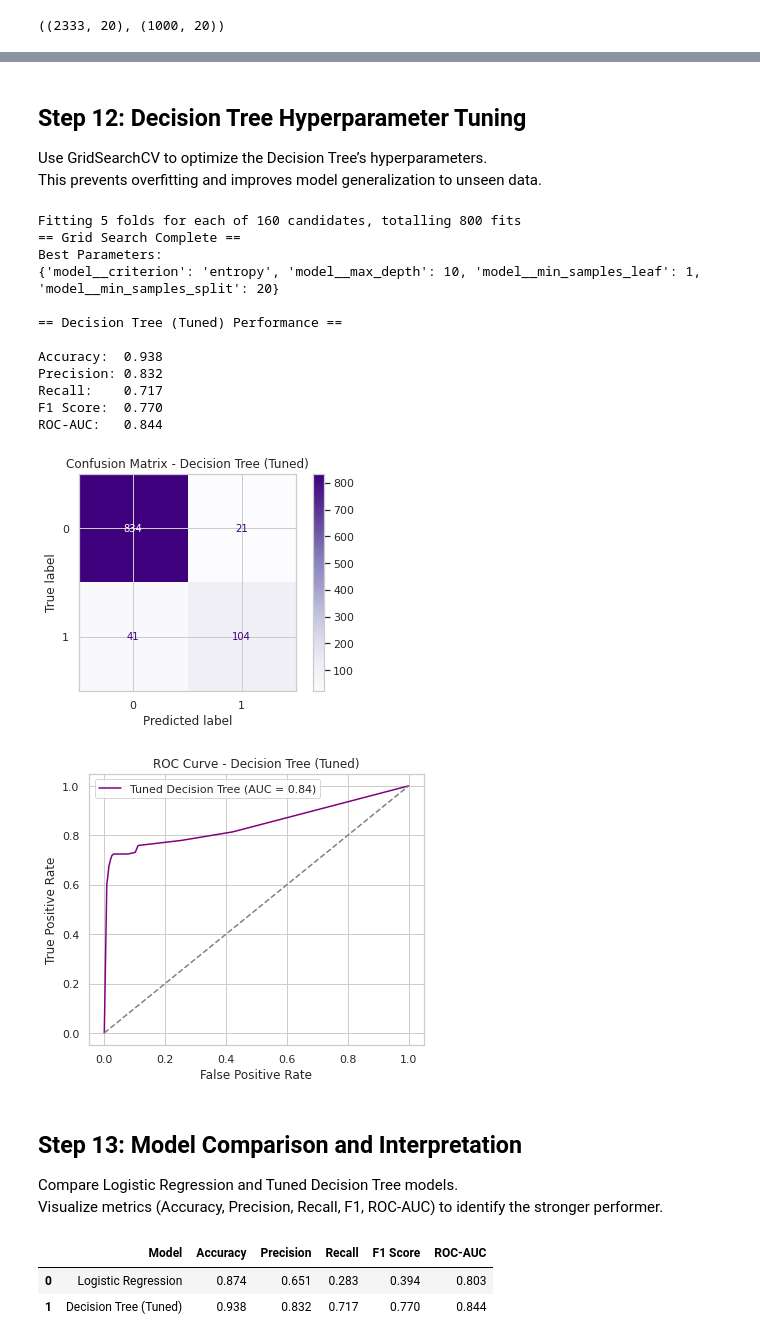
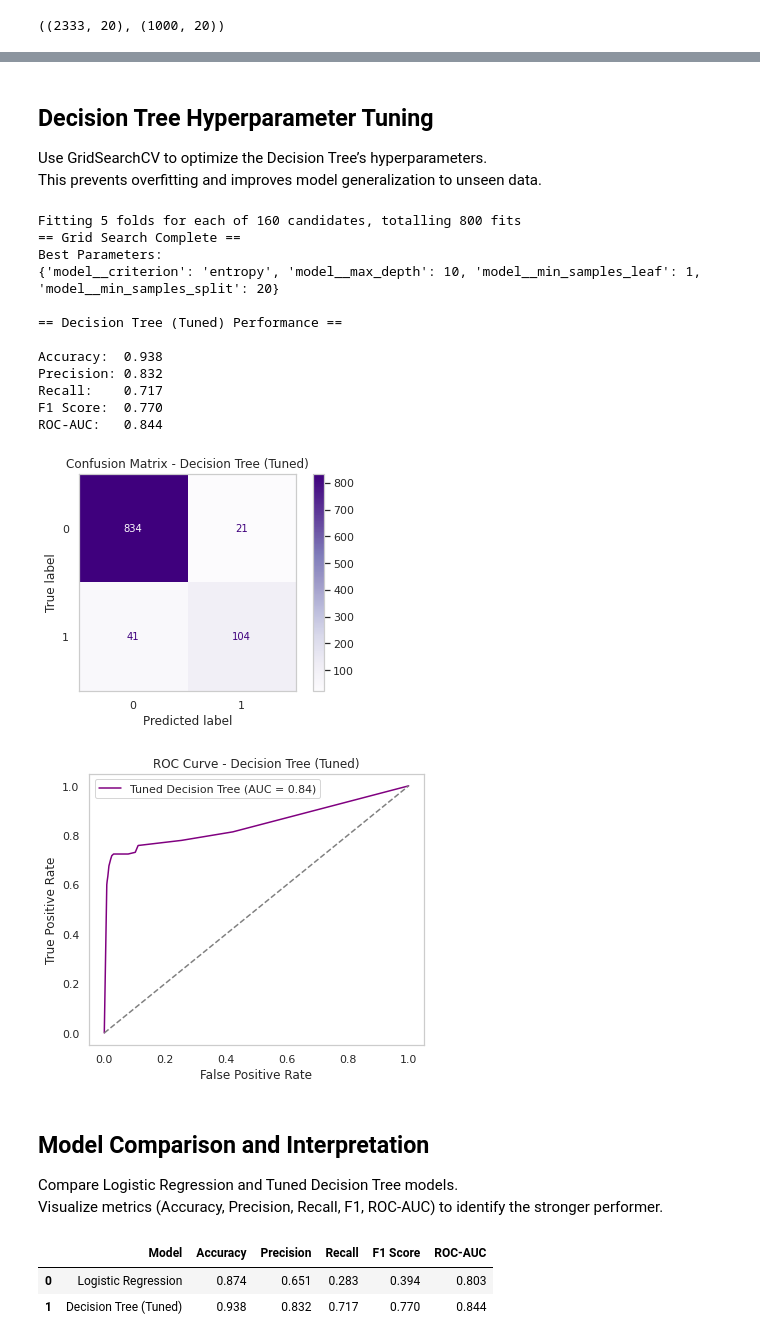
Before and after one commit to rahroy82/Telecom-Analysis, a Jupyter notebook: Telecom_Customer_Churn.ipynb, the cells around one changed output, grey strips where cells are left out. Cells and saved outputs as stored; diff of their text form; code cells hidden in the pictures.

```diff
--- a/Telecom_Customer_Churn.ipynb
+++ b/Telecom_Customer_Churn.ipynb
@@ -367,11 +381,11 @@ ROC-AUC:   0.840
 # %% [markdown]
-## Step 12: Decision Tree Hyperparameter Tuning
+## Decision Tree Hyperparameter Tuning
 
 Use GridSearchCV to optimize the Decision Tree’s hyperparameters.
 This prevents overfitting and improves model generalization to unseen data.
 # %%
 # ============================================
-# Step 12 – Decision Tree Hyperparameter Tuning
+# Decision Tree Hyperparameter Tuning
 # ============================================
 
 """
@@ -425,37 +439,40 @@ print(f"F1 Score:  {f1_score(y_test, y_pred_tuned):.3f}")
 print(f"ROC-AUC:   {roc_auc_score(y_test, y_prob_tuned):.3f}")
 
 # Confusion Matrix
 ConfusionMatrixDisplay.from_estimator(best_dt, X_test_raw, y_test, cmap="Purples")
 plt.title("Confusion Matrix - Decision Tree (Tuned)")
+plt.grid(False)
+plt.savefig("Decision Tree tuned", dpi=300, bbox_inches="tight")
 plt.show()
 
 # ROC Curve
 fpr, tpr, _ = roc_curve(y_test, y_prob_tuned)
 plt.figure(figsize=(6,5))
 plt.plot(fpr, tpr, label=f"Tuned Decision Tree (AUC = {roc_auc_score(y_test, y_prob_tuned):.2f})", color='purple')
 plt.plot([0,1],[0,1],'--',color='gray')
 plt.xlabel("False Positive Rate")
 plt.ylabel("True Positive Rate")
 plt.title("ROC Curve - Decision Tree (Tuned)")
 plt.legend()
+plt.grid(False)
 plt.show()
 # %% [output]
 Fitting 5 folds for each of 160 candidates, totalling 800 fits
 == Grid Search Complete ==
 Best Parameters:
 {'model__criterion': 'entropy', 'model__max_depth': 10, 'model__min_samples_leaf': 1, 'model__min_samples_split': 20}
 
 == Decision Tree (Tuned) Performance ==
 
 Accuracy:  0.938
 Precision: 0.832
 Recall:    0.717
 F1 Score:  0.770
 ROC-AUC:   0.844
-[figure, old version]
+[figure, new version]
-[figure, old version]
+[figure, new version]
 # %% [markdown]
-## Step 13: Model Comparison and Interpretation
+## Model Comparison and Interpretation
 
 Compare Logistic Regression and Tuned Decision Tree models.
 Visualize metrics (Accuracy, Precision, Recall, F1, ROC-AUC) to identify the stronger performer.
```
Also changed, not shown: parts of 20 cells of this notebook, 4 other files.
